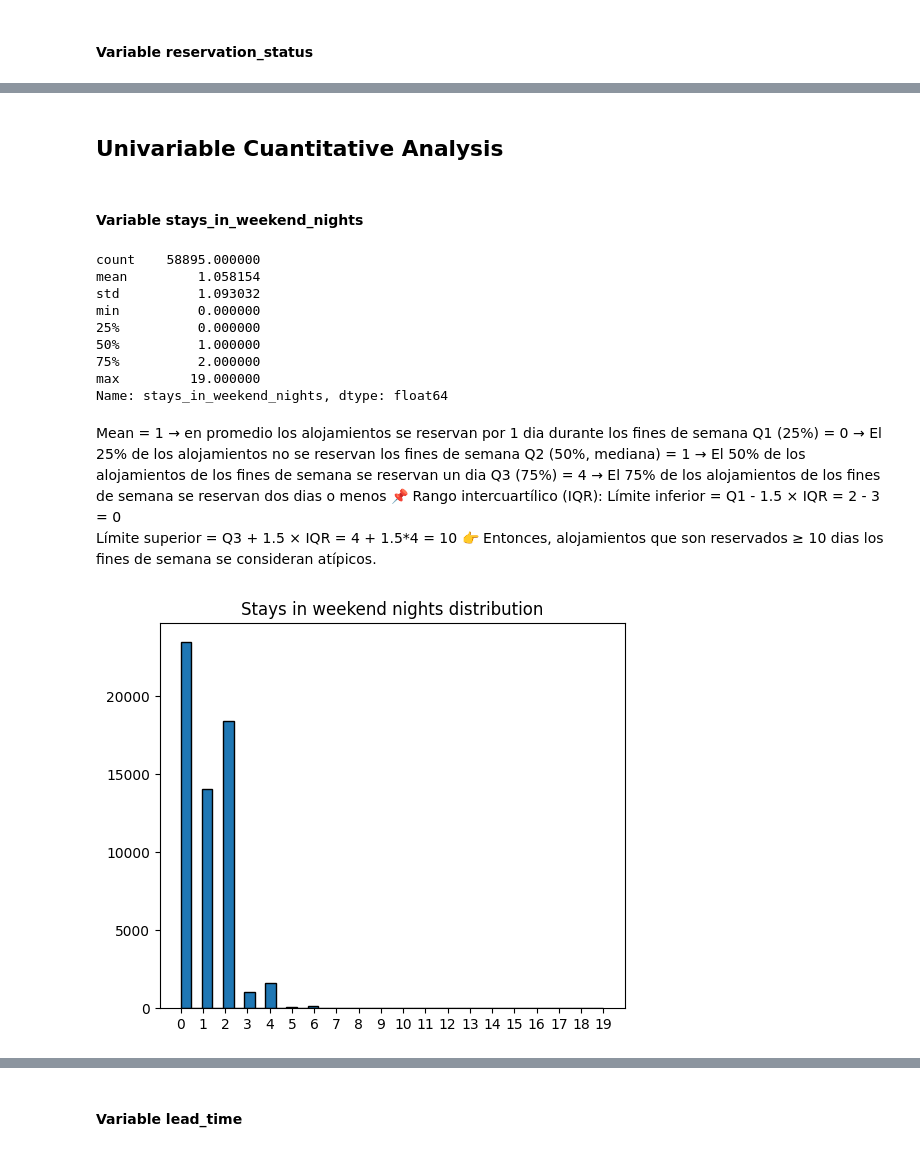
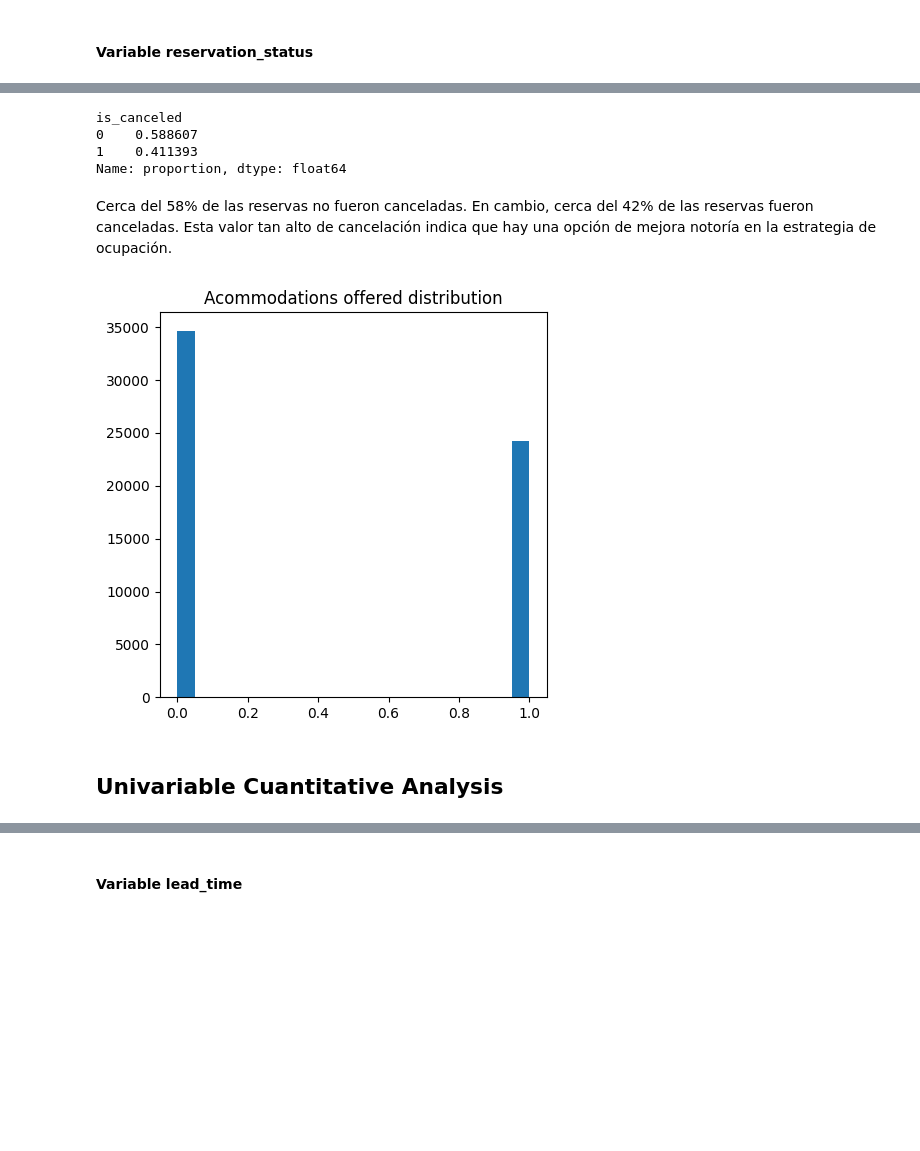
Before and after one commit to leodie1615/taller1, a Jupyter notebook: entendimiento-data.ipynb, the cells around one changed output, grey strips where cells are left out. Saved outputs shown, nothing was run; the diff lists cells and outputs as text; code cells hidden in the pictures; blank space fills up the shorter version.

```diff
--- a/entendimiento-data.ipynb
+++ b/entendimiento-data.ipynb
@@ -97,43 +175,20 @@ plt.show()
+# %%
+# Calculating the relative frecuency of accommodations offered
+reservation_df["is_canceled"].value_counts(dropna=False, normalize=True)
+# %% [output]
+is_canceled
+0    0.588607
+1    0.411393
+Name: proportion, dtype: float64
+# %% [markdown]
+Cerca del 58% de las reservas no fueron canceladas. En cambio, cerca del 42% de las reservas fueron canceladas. Esta valor tan alto de cancelación indica que hay una opción de mejora notoría en la estrategia de ocupación.
+# %%
+# Plotting a histogram for price
+plt.figure(figsize=(5, 5))
+plt.hist(reservation_df["is_canceled"], bins=20)
+plt.title("Acommodations offered distribution")
+plt.show()
+# %% [output]
+[figure, added]
 # %% [markdown]
 ## Univariable Cuantitative Analysis
-# %% [markdown]
-#### Variable stays_in_weekend_nights
-# %%
-# obtain unique mean, std, cuantiles,max value
-reservation_df["stays_in_weekend_nights"].describe()
-# %% [output]
-count    58895.000000
-mean         1.058154
-std          1.093032
-min          0.000000
-25%          0.000000
-50%          1.000000
-75%          2.000000
-max         19.000000
-Name: stays_in_weekend_nights, dtype: float64
-# %% [markdown]
-Mean = 1 → en promedio los alojamientos se reservan por 1 dia durante los fines de semana
-Q1 (25%) = 0          → El 25% de los alojamientos no se reservan los fines de semana
-Q2 (50%, mediana) = 1 → El 50% de los alojamientos de los fines de semana se reservan un dia
-Q3 (75%) = 4          → El 75% de los alojamientos de los fines de semana se reservan dos dias o menos
-📌 Rango intercuartílico (IQR):
-Límite inferior = Q1 - 1.5 × IQR = 2 - 3 = 0
-Límite superior = Q3 + 1.5 × IQR = 4 + 1.5*4 = 10
-👉 Entonces, alojamientos que son reservados  ≥ 10 dias los fines de semana se consideran atípicos.
-# %%
-
-# Calculating the relative frecuency of Stays in weekend nights
-reservation_df["stays_in_weekend_nights"].value_counts(dropna=False, normalize=True)
-
-# Plotting a histogram for Stays in weekend nights
-bins = 40
-plt.figure(figsize=(6, 5))
-plt.hist(reservation_df["stays_in_weekend_nights"], bins=bins, edgecolor="black")
-plt.title("Stays in weekend nights distribution")
-# Forzar que el eje x muestre solo enteros
-plt.xticks(np.arange(reservation_df["stays_in_weekend_nights"].min(),
-                     reservation_df["stays_in_weekend_nights"].max() + 1, 1))
-
-plt.show()
-# %% [output]
-[figure, removed]
```
Also changed, not shown: parts of 54 cells of this notebook.
